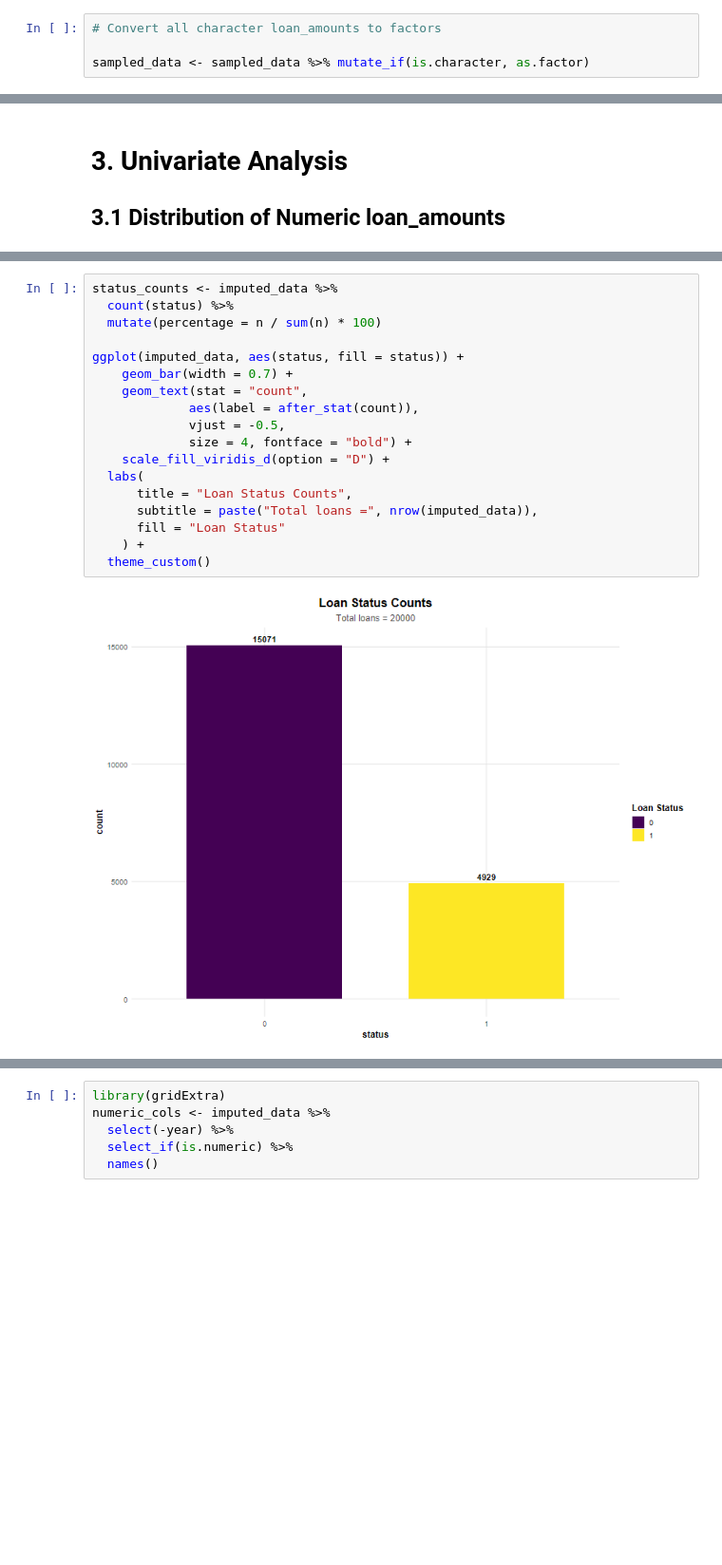
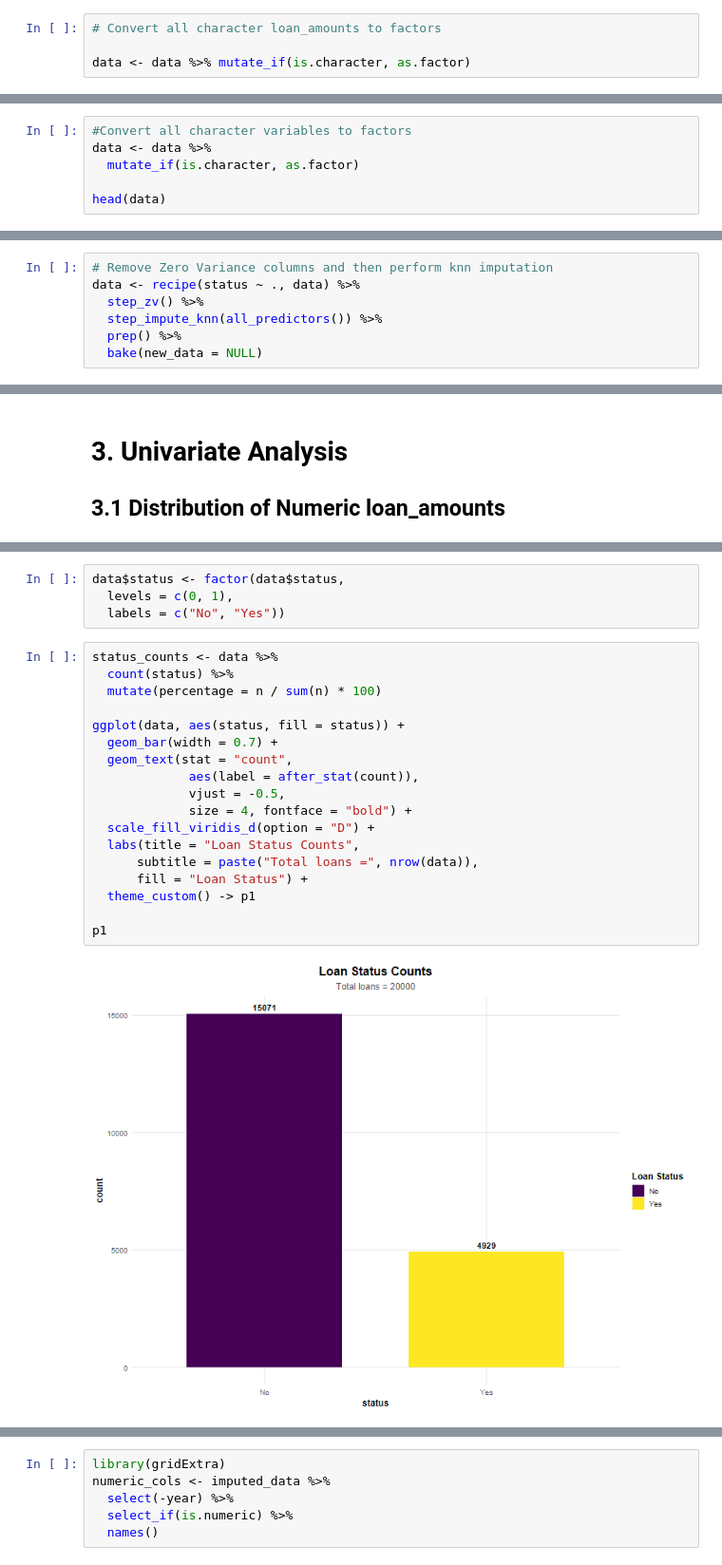
Before and after one commit to Chrisolande/Loan-Default, a Jupyter notebook: loan_data.ipynb, the cells around one changed output, grey strips where cells are left out. Shown at 95% size. Saved outputs shown, nothing was run; the diff lists cells and outputs as text; blank space fills up the shorter version.

```diff
--- a/loan_data.ipynb
+++ b/loan_data.ipynb
@@ -125,7 +131,7 @@ Table: Summary Statistics of the loan loan_data
 # %%
 # Convert all character loan_amounts to factors
 
-sampled_data <- sampled_data %>% mutate_if(is.character, as.factor)
+data <- data %>% mutate_if(is.character, as.factor)
 # %% [markdown]
 ## Missing loan_data Analysis
 # %%
@@ -182,0 +144,6 @@ submission_of_application                       ltv                    region
+# %%
+#Convert all character variables to factors
+data <- data %>%
+  mutate_if(is.character, as.factor)
+
+head(data)
@@ -182,0 +167,7 @@ submission_of_application                       ltv                    region
+# %%
+# Remove Zero Variance columns and then perform knn imputation
+data <- recipe(status ~ ., data) %>%
+  step_zv() %>%
+  step_impute_knn(all_predictors()) %>%
+  prep() %>%
+  bake(new_data = NULL)
@@ -189,20 +203,24 @@ imputed_data$status <- as.factor(imputed_data$status)
+# %%
+data$status <- factor(data$status,
+  levels = c(0, 1),
+  labels = c("No", "Yes"))
 # %%
-status_counts <- imputed_data %>%
+status_counts <- data %>%
   count(status) %>%
   mutate(percentage = n / sum(n) * 100)
 
-ggplot(imputed_data, aes(status, fill = status)) +
-    geom_bar(width = 0.7) +
-    geom_text(stat = "count",
+ggplot(data, aes(status, fill = status)) +
+  geom_bar(width = 0.7) +
+  geom_text(stat = "count",
              aes(label = after_stat(count)),
              vjust = -0.5,
              size = 4, fontface = "bold") +
-    scale_fill_viridis_d(option = "D") +
-  labs(
-      title = "Loan Status Counts",
-      subtitle = paste("Total loans =", nrow(imputed_data)),
-      fill = "Loan Status"
-    ) +
-  theme_custom()
+  scale_fill_viridis_d(option = "D") +
+  labs(title = "Loan Status Counts",
+      subtitle = paste("Total loans =", nrow(data)),
+      fill = "Loan Status") +
+  theme_custom() -> p1
+
+p1
 # %% [output]
-[figure, old version]
+[figure, new version]
```
Also changed, not shown: parts of 32 cells of this notebook.
